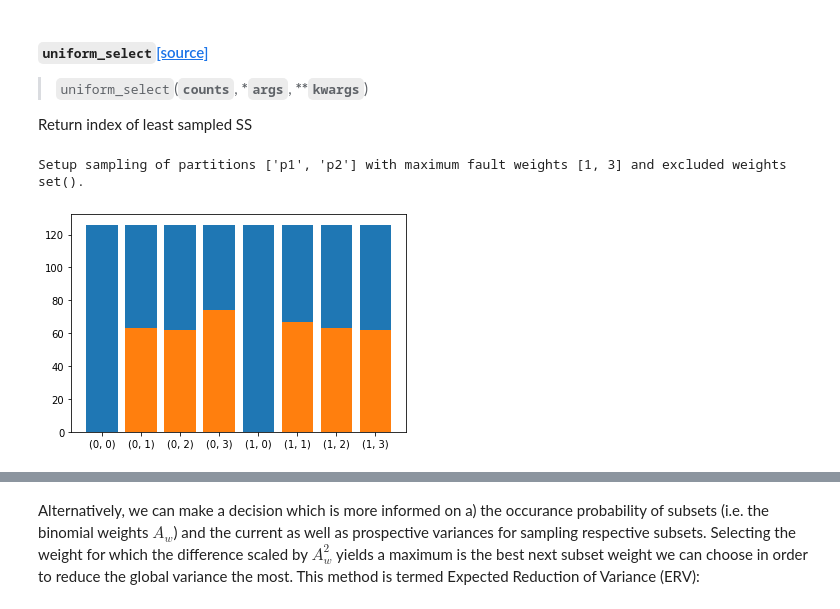
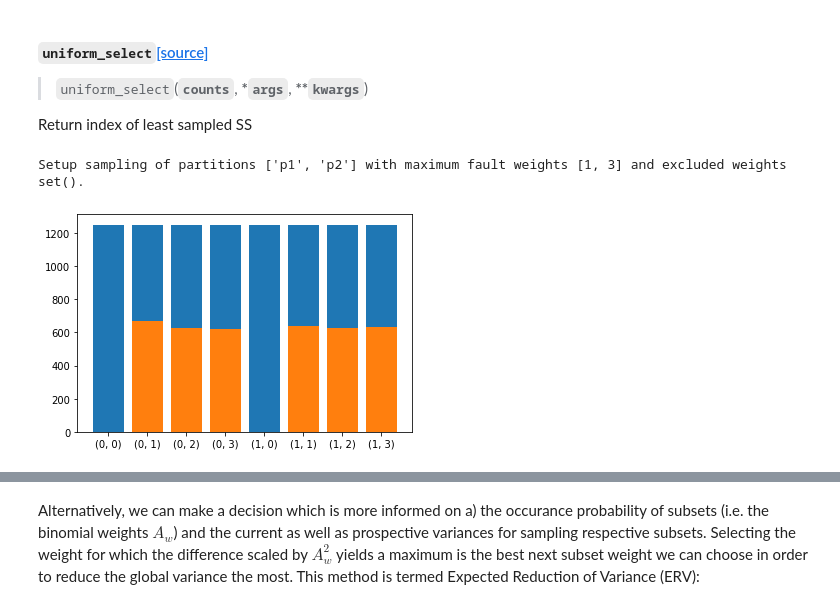
Before and after one commit to dpwinter/qsample, a Jupyter notebook: 05_samplers.ipynb, the cells around one changed output, grey strips where cells are left out. Cells and saved outputs as stored; diff of their text form; code cells hidden in the pictures.

```diff
--- a/05_samplers.ipynb
+++ b/05_samplers.ipynb
@@ -300,23 +302,23 @@ class SubsetSamplerDiagnostic2(SubsetSampler):
 # %%
 #slow
 #hide_input
 
 p1 = np.logspace(-3,0,10)
 p2 = p1 * 0.5
 err_params = {'p1':p1, 'p2':p2}
 w_params = {'p_max': [0.5,0.5], 'delta_max': [0.1,0.5]}
 
 ss = SubsetSamplerDiagnostic(ghz,err_params,w_params,subset_select_fn=uniform_select)
-fail_counts, counts = ss.run(n_samples=1000)
+fail_counts, counts = ss.run(n_samples=10000)
 weights = ss.w_vecs
 
 x = range(len(counts))
 plt.bar(x, counts)
 plt.bar(x, fail_counts)
 plt.xticks(x, weights);
 # %% [output]
 Setup sampling of partitions ['p1', 'p2'] with maximum fault weights [1, 3] and excluded weights set().
-[figure, old version]
+[figure, new version]
 # %%
 #slow
 #hide_input
```
Also changed, not shown: parts of 11 cells of this notebook, 2 other files.
